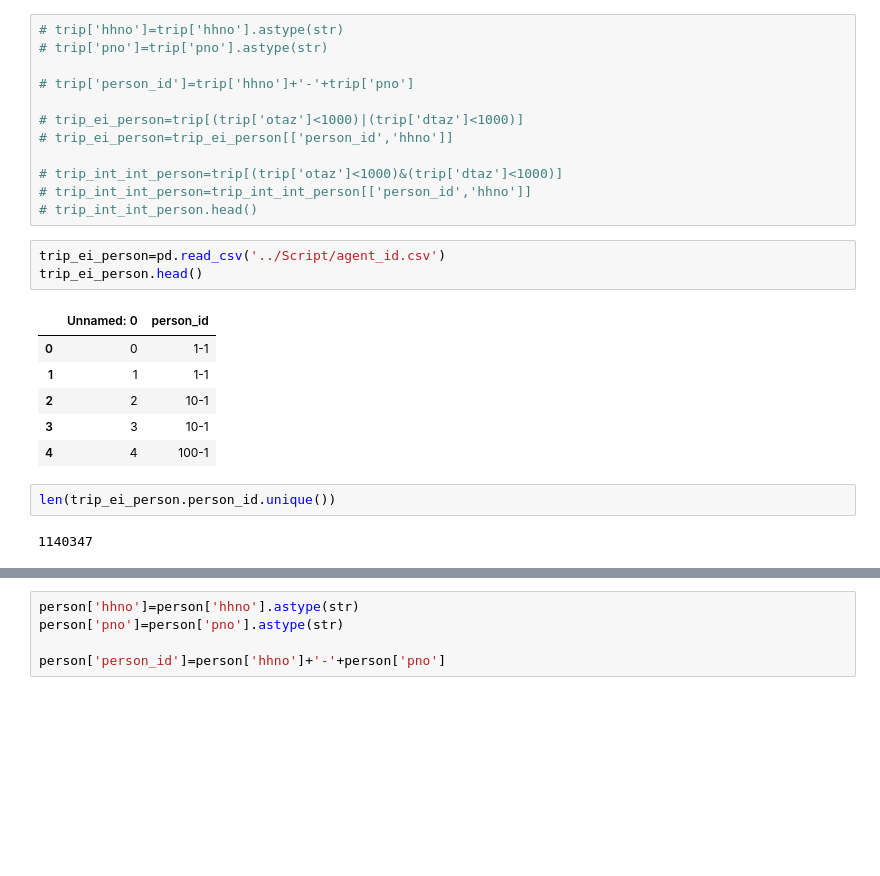
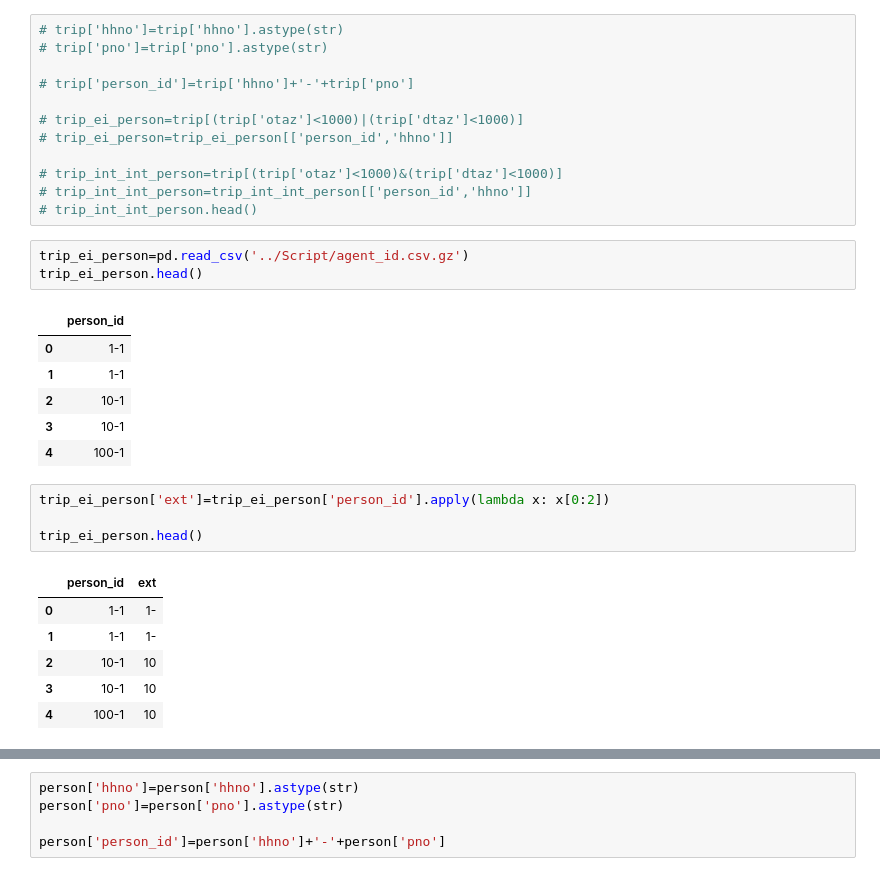
Before and after one commit to tscore-utc/scenarios, a Jupyter notebook: convert/Script/household and person files.ipynb, the cells around one changed output, grey strips where cells are left out. Drawn from its saved outputs; the diff is of its cells as text; blank space fills up the shorter version.

```diff
--- a/convert/Script/household and person files.ipynb
+++ b/convert/Script/household and person files.ipynb
@@ -58,16 +58,23 @@ len(person)
 # trip_int_int_person=trip_int_int_person[['person_id','hhno']]
 # trip_int_int_person.head()
 # %%
-trip_ei_person=pd.read_csv('../Script/agent_id.csv')
+trip_ei_person=pd.read_csv('../Script/agent_id.csv.gz')
 trip_ei_person.head()
 # %% [output]
-|  | Unnamed: 0 | person_id |
-| 0 | 0 | 1-1 |
-| 1 | 1 | 1-1 |
-| 2 | 2 | 10-1 |
-| 3 | 3 | 10-1 |
-| 4 | 4 | 100-1 |
+|  | person_id |
+| 0 | 1-1 |
+| 1 | 1-1 |
+| 2 | 10-1 |
+| 3 | 10-1 |
+| 4 | 100-1 |
-# %%
-len(trip_ei_person.person_id.unique())
-# %% [output]
-1140347
+# %%
+trip_ei_person['ext']=trip_ei_person['person_id'].apply(lambda x: x[0:2])
+
+trip_ei_person.head()
+# %% [output]
+|  | person_id | ext |
+| 0 | 1-1 | 1- |
+| 1 | 1-1 | 1- |
+| 2 | 10-1 | 10 |
+| 3 | 10-1 | 10 |
+| 4 | 100-1 | 10 |
```
Also changed, not shown: parts of 25 cells of this notebook, 9 other files.
